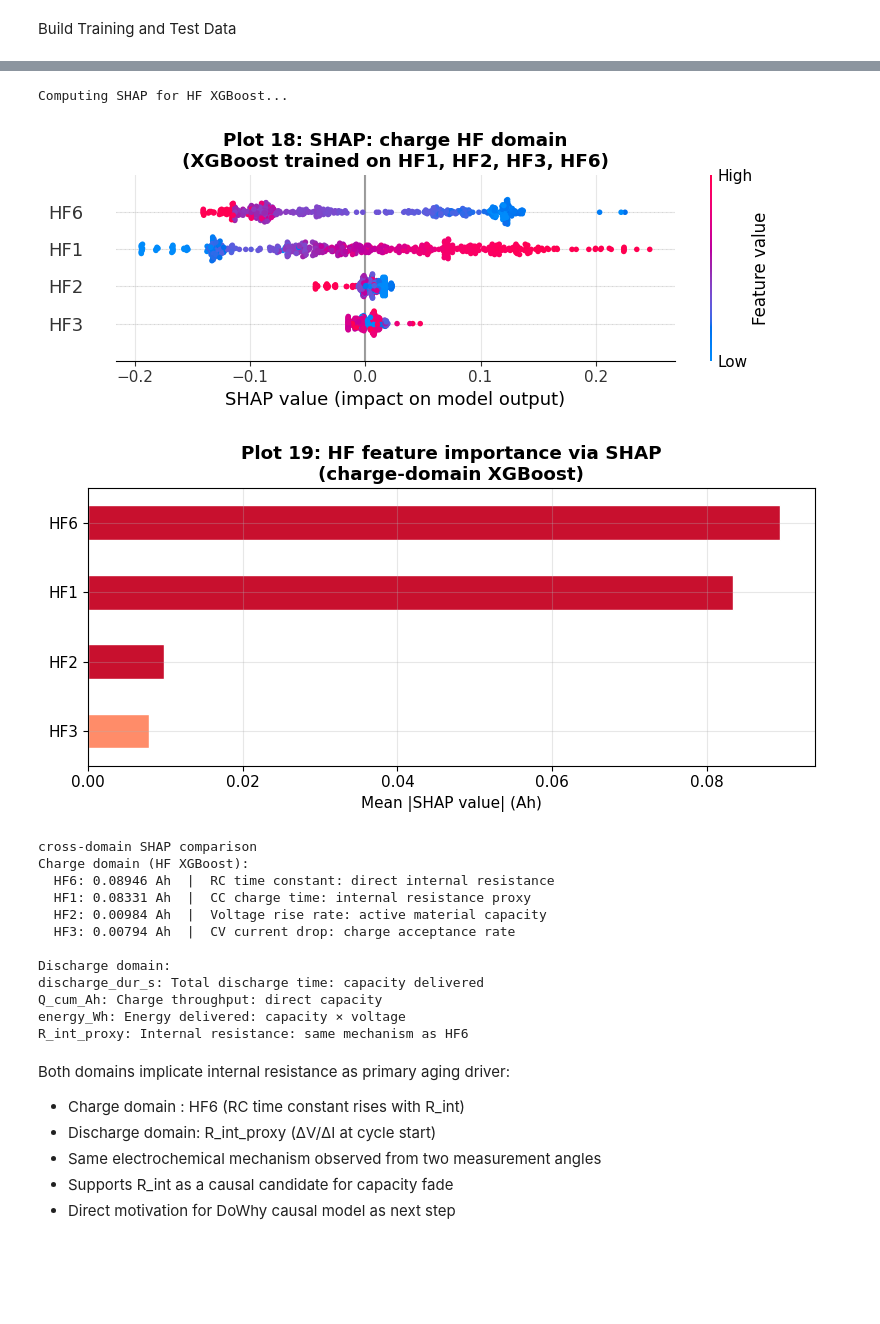
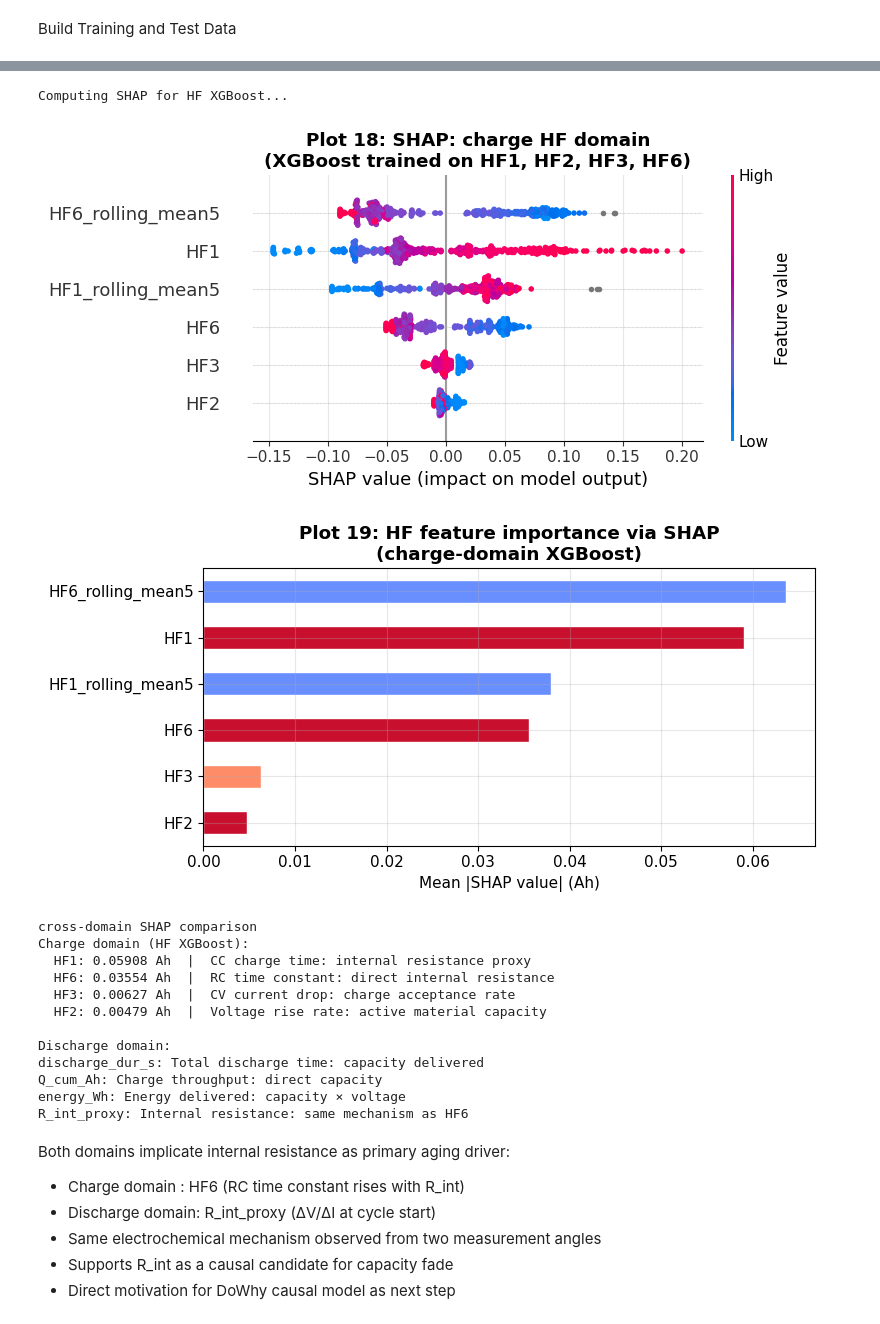
Before and after one commit to adithyaprasadsv/battery-soh-ml, a Jupyter notebook: battery_soh_script.ipynb, the cells around one changed output, grey strips where cells are left out. Cells and saved outputs as stored; diff of their text form; code cells hidden in the pictures; blank space fills up the shorter version.

```diff
--- a/battery_soh_script.ipynb
+++ b/battery_soh_script.ipynb
@@ -1978,8 +1978,17 @@ for bat in TRAIN_BATS:
 #     .transform(lambda x: x.diff().fillna(0))
 # )
 
-# FEATURES_MAP = ["HF1","HF2","HF3","HF6","HF1_delta","HF6_delta"]
-FEATURES_MAP = ["HF1","HF2","HF3","HF6"]
+hf_train_df["HF1_rolling_mean5"] = (
+    hf_train_df.groupby("battery")["HF1"]
+    .transform(lambda x: x.shift(1).rolling(5, min_periods=1).mean())
+)
+hf_train_df["HF6_rolling_mean5"] = (
+    hf_train_df.groupby("battery")["HF6"]
+    .transform(lambda x: x.shift(1).rolling(5, min_periods=1).mean())
+)
+
+FEATURES_MAP = ["HF1","HF2","HF3","HF6","HF1_rolling_mean5","HF6_rolling_mean5"]
+# FEATURES_MAP = ["HF1","HF2","HF3","HF6"]
 
 X_hf_train = hf_train_df[FEATURES_MAP].values
 y_hf_train = hf_train_df["capacity_Ah"].values
@@ -2010,6 +2019,16 @@ X_hf_test_tempdf.columns = SELECTED_HFS
 #     X_hf_test_tempdf["HF6"]
 #     .transform(lambda x: x.diff().fillna(0))
 # )
+X_hf_test_tempdf["HF1_rolling_mean5"] = (
+    X_hf_test_tempdf["HF1"]
+    .transform(lambda x: x.shift(1).rolling(5, min_periods=1).mean())
+)
+X_hf_test_tempdf["HF6_rolling_mean5"] = (
+    X_hf_test_tempdf["HF6"]
+    .transform(lambda x: x.shift(1).rolling(5, min_periods=1).mean())
+)
+
+X_hf_test_tempdf = X_hf_test_tempdf.bfill().ffill()
 X_hf_test = X_hf_test_tempdf.values
 
 # True capacity for test cycles
@@ -2162,37 +2181,37 @@ ax.set_title("Plot 18: SHAP: charge HF domain\n"
 plt.tight_layout()
 plt.savefig("./assets/plot18_shap_hf_summary.png", dpi=150, bbox_inches="tight")
 plt.show()
 
 # Bar importance
 fig, ax = plt.subplots(figsize=(8, 4))
 mean_abs_hf = np.abs(shap_train_hf.values).mean(axis=0)
 hf_importance = pd.Series(mean_abs_hf,
                            index=FEATURES_MAP).sort_values(ascending=True)
 
 colors_hf = {
     "HF1": "#C8102E",   # time 3.9→4.2V — CC charging speed
     "HF2": "#C8102E",   # voltage rise — CC charging rate
     "HF3": "#FF8C69",   # current drop — CV entry behaviour
     "HF6": "#C8102E",   # RC time constant — internal resistance
-    "HF1_delta": "#698FFF",   # RC time constant — internal resistance
-    "HF6_delta": "#698FFF",   # RC time constant — internal resistance
+    "HF1_rolling_mean5": "#698FFF",   # RC time constant — internal resistance
+    "HF6_rolling_mean5": "#698FFF",   # RC time constant — internal resistance
 }
 hf_importance.plot(
     kind="barh", ax=ax,
     color=[colors_hf[h] for h in hf_importance.index],
     edgecolor="white"
 )
 ax.set_xlabel("Mean |SHAP value| (Ah)")
 ax.set_title("Plot 19: HF feature importance via SHAP\n"
              "(charge-domain XGBoost)",
              fontweight="bold")
 plt.tight_layout()
 plt.savefig("./assets/plot19_shap_hf_bar.png", dpi=150, bbox_inches="tight")
 plt.show()
 # %% [output]
 Computing SHAP for HF XGBoost...
-[figure, old version]
+[figure, new version]
-[figure, old version]
+[figure, new version]
 # %%
 # Compare charge HF SHAP rankings vs discharge feature SHAP rankings
 
@@ -2221,10 +2240,10 @@ for feat, mechanism in discharge_top4:
 # %% [output]
 cross-domain SHAP comparison
 Charge domain (HF XGBoost):
-  HF6: 0.08946 Ah  |  RC time constant: direct internal resistance
-  HF1: 0.08331 Ah  |  CC charge time: internal resistance proxy
-  HF2: 0.00984 Ah  |  Voltage rise rate: active material capacity
-  HF3: 0.00794 Ah  |  CV current drop: charge acceptance rate
+  HF1: 0.05908 Ah  |  CC charge time: internal resistance proxy
+  HF6: 0.03554 Ah  |  RC time constant: direct internal resistance
+  HF3: 0.00627 Ah  |  CV current drop: charge acceptance rate
+  HF2: 0.00479 Ah  |  Voltage rise rate: active material capacity
 
 Discharge domain:
 discharge_dur_s: Total discharge time: capacity delivered
```
Also changed, not shown: parts of 14 cells of this notebook, 4 other files.
